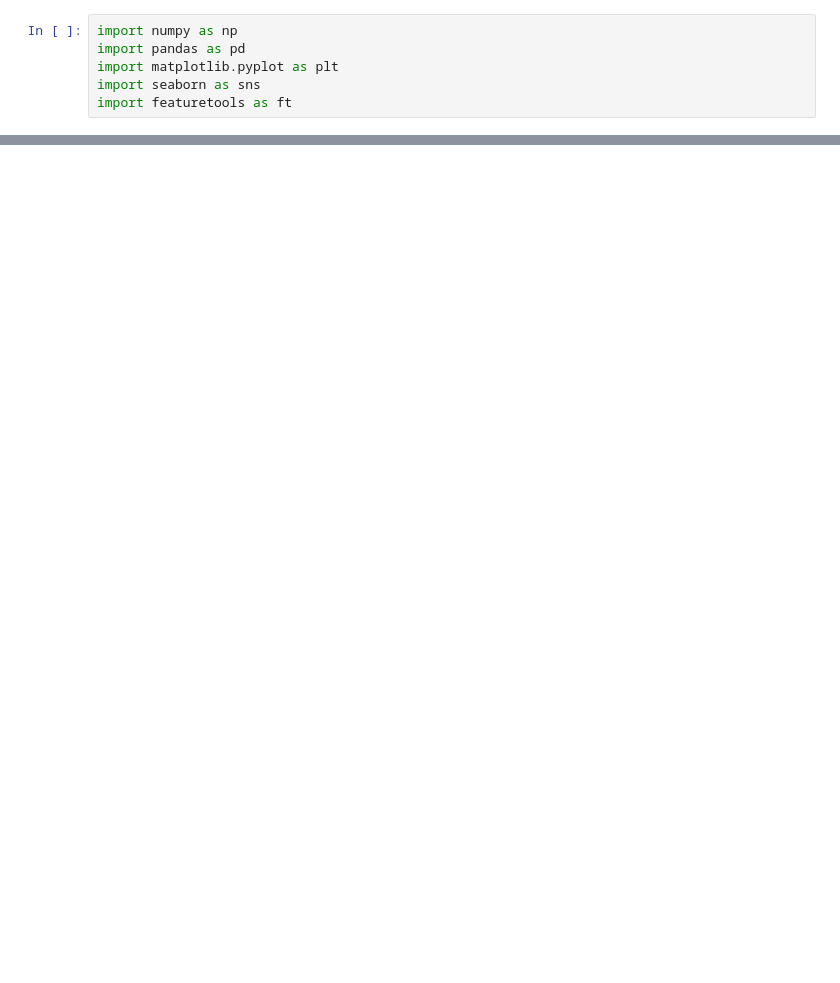
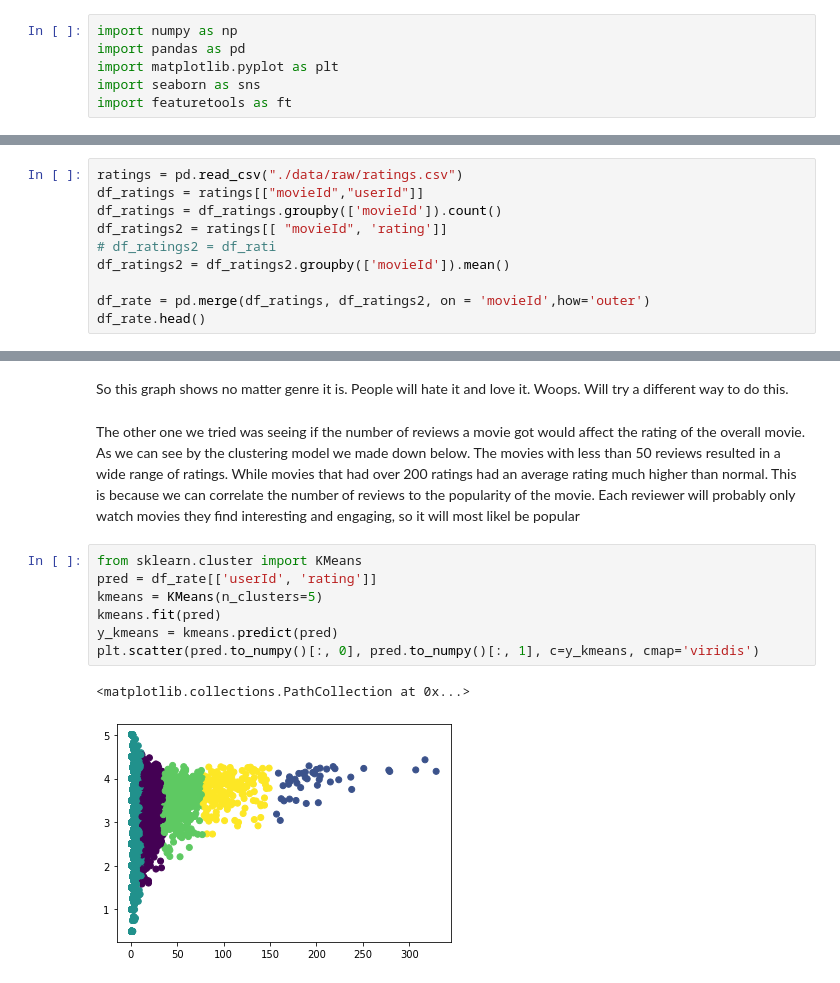
Before and after one commit to harryl6798/MovieClustering, a Jupyter notebook: Movie_Cluster.ipynb, the cells around one changed output, grey strips where cells are left out. Drawn from its saved outputs; the diff is of its cells as text; blank space fills up the shorter version.

```diff
--- a/Movie_Cluster.ipynb
+++ b/Movie_Cluster.ipynb
@@ -15,0 +56,10 @@ ratings.head()
+# %%
+ratings = pd.read_csv("./data/raw/ratings.csv")
+df_ratings = ratings[["movieId","userId"]]
+df_ratings = df_ratings.groupby(['movieId']).count()
+df_ratings2 = ratings[[ "movieId", 'rating']]
+# df_ratings2 = df_rati
+df_ratings2 = df_ratings2.groupby(['movieId']).mean()
+
+df_rate = pd.merge(df_ratings, df_ratings2, on = 'movieId',how='outer')
+df_rate.head()
@@ -156,0 +190,14 @@ All in all we were able to take the shakespeare play and create some feature eng
+# %% [markdown]
+So this graph shows no matter genre it is. People will hate it and love it. Woops. Will try a different way to do this.
+# %% [markdown]
+The other one we tried was seeing if the number of reviews a movie got would affect the rating of the overall movie. As we can see by the clustering model we made down below. The movies with less than 50 reviews resulted in a wide range of ratings. While movies that had over 200 ratings had an average rating much higher than normal. This is because we can correlate the number of reviews to the popularity of the movie. Each reviewer will probably only watch movies they find interesting and engaging, so it will most likel be popular
+# %%
+from sklearn.cluster import KMeans
+pred = df_rate[['userId', 'rating']]
+kmeans = KMeans(n_clusters=5)
+kmeans.fit(pred)
+y_kmeans = kmeans.predict(pred)
+plt.scatter(pred.to_numpy()[:, 0], pred.to_numpy()[:, 1], c=y_kmeans, cmap='viridis')
+# %% [output]
+<matplotlib.collections.PathCollection at 0x...>
+[figure, added]
```
Also changed, not shown: parts of 40 cells of this notebook.
